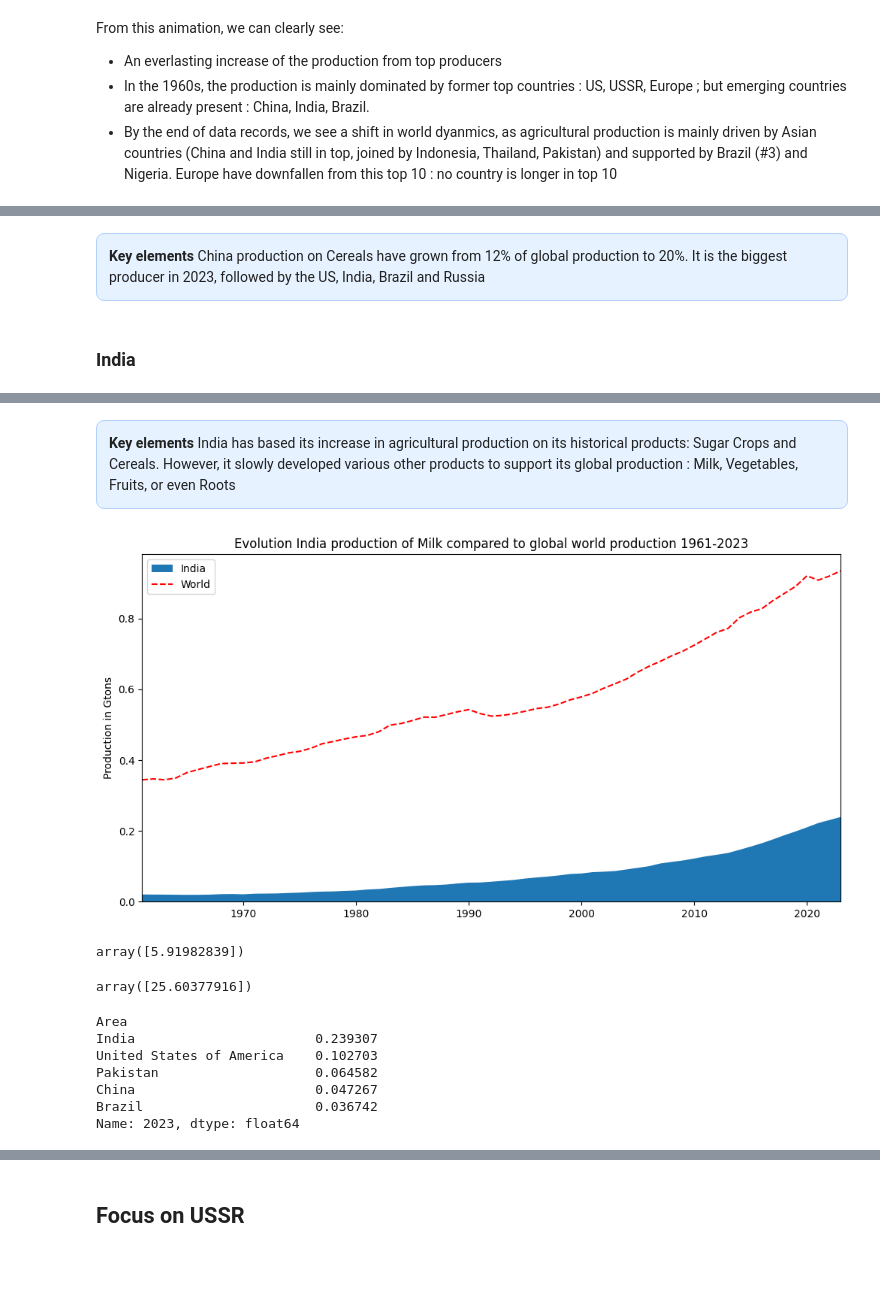
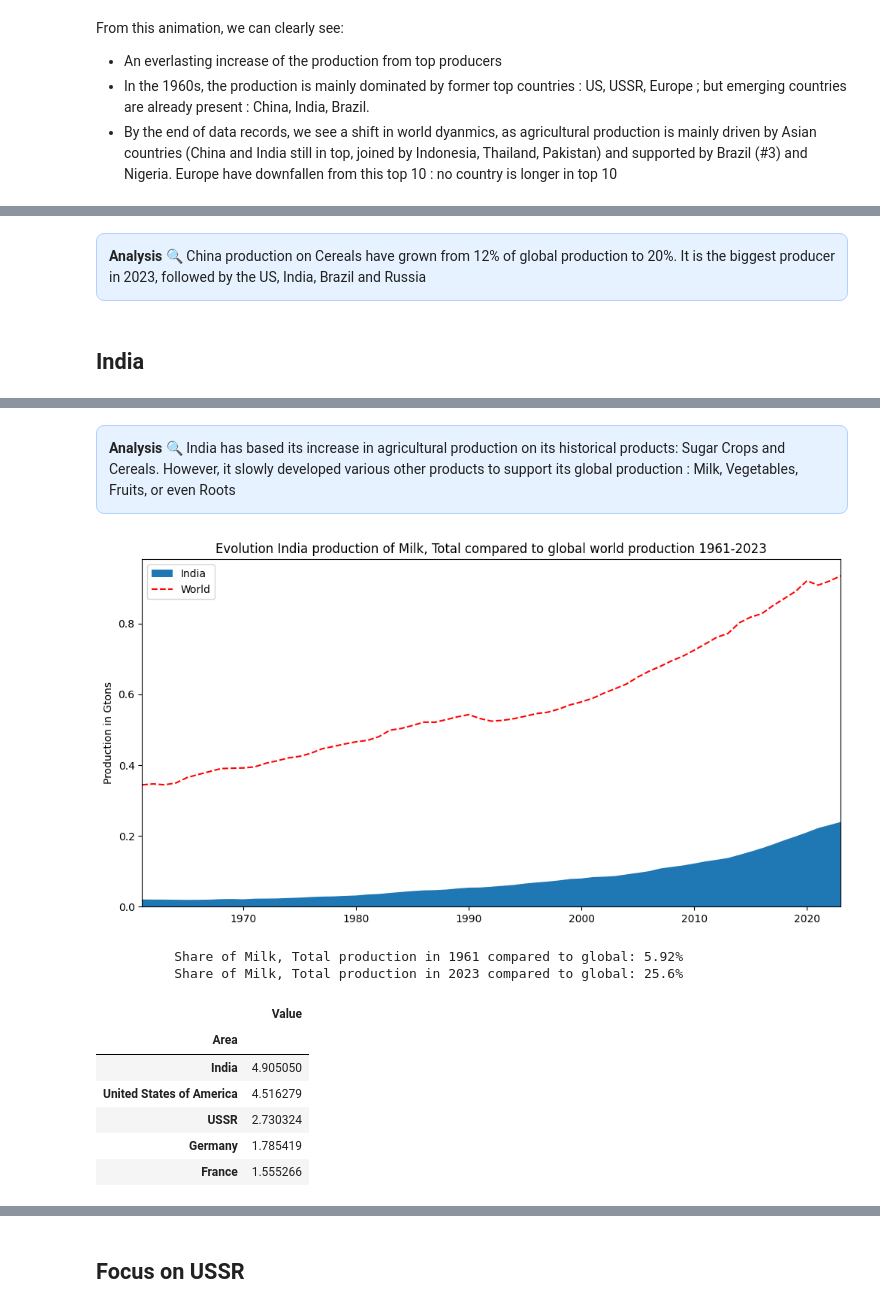
Before and after one commit to SimFour64/fao_analysis, a Jupyter notebook: notebooks/04_Report on Agricultural Production.ipynb, the cells around one changed output, grey strips where cells are left out. Drawn from its saved outputs; the diff is of its cells as text; code cells hidden in the pictures; blank space fills up the shorter version.

```diff
--- a/notebooks/04_Report on Agricultural Production.ipynb
+++ b/notebooks/04_Report on Agricultural Production.ipynb
@@ -242,9 +298,9 @@ Name: 2023, dtype: float64
     margin: 10px 0;
     font-size: 14px;
 ">
-    <b>Key elements</b> </br>
+    <b>Analysis 🔍</b> </br>
     China production on Cereals have grown from 12% of global production to 20%. It is the biggest producer in 2023, followed by the US, India, Brazil and Russia
 </div>
 # %% [markdown]
-### India
+## India
 # %%
@@ -266,46 +325,22 @@ px.line(data_frame=india_prod,
     margin: 10px 0;
     font-size: 14px;
 ">
-    <b>Key elements</b> </br>
+    <b>Analysis 🔍</b> </br>
     India has based its increase in agricultural production on its historical products: Sugar Crops and Cereals. However, it slowly developed various other products to support its global production : Milk, Vegetables, Fruits, or even Roots
 </div>
 # %%
-historic_milk_india = get_historical_production(df_prod, ["India"], period=[1961,2023], product="Milk, Total")
-historic_milk_world = get_historical_production(df_prod, countries, period=[1961,2023], product="Milk, Total").sum()
-
-plt.figure(figsize=(12,6))
-plt.stackplot(historic_milk_india.columns,
-             historic_milk_india,
-             labels=["India"])
-
-sns.lineplot(data=historic_milk_world, label="World", color="r", ls="--")
-
-plt.title("Evolution India production of Milk compared to global world production 1961-2023")
-plt.xlim([1961,2023])
-plt.xlabel(None)
-plt.ylabel("Production in Gtons")
-
-plt.show()
+get_report_country_on_item(df_prod,"India","Milk, Total")
 # %% [output]
-[figure, old version]
+[figure, new version]
+          Share of Milk, Total production in 1961 compared to global: 5.92%
+          Share of Milk, Total production in 2023 compared to global: 25.6%
+|  | Value |
+| Area |  |
+| India | 4.905050 |
+| United States of America | 4.516279 |
+| USSR | 2.730324 |
+| Germany | 1.785419 |
+| France | 1.555266 |
-# %%
-historic_milk_india[1961].values / historic_milk_world[1961] * 100
-# %% [output]
-array([5.91982839])
-# %%
-historic_milk_india[2023].values / historic_milk_world[2023] * 100
-# %% [output]
-array([25.60377916])
-# %%
-get_historical_production(df_prod, countries, period=[1961,2023], product="Milk, Total")[2023].nlargest(5)
-# %% [output]
-Area
-India                       0.239307
-United States of America    0.102703
-Pakistan                    0.064582
-China                       0.047267
-Brazil                      0.036742
-Name: 2023, dtype: float64
 # %% [markdown]
 <div style="
     background-color: #e6f2ff;
```
Also changed, not shown: parts of 39 cells of this notebook, 1 other file.
